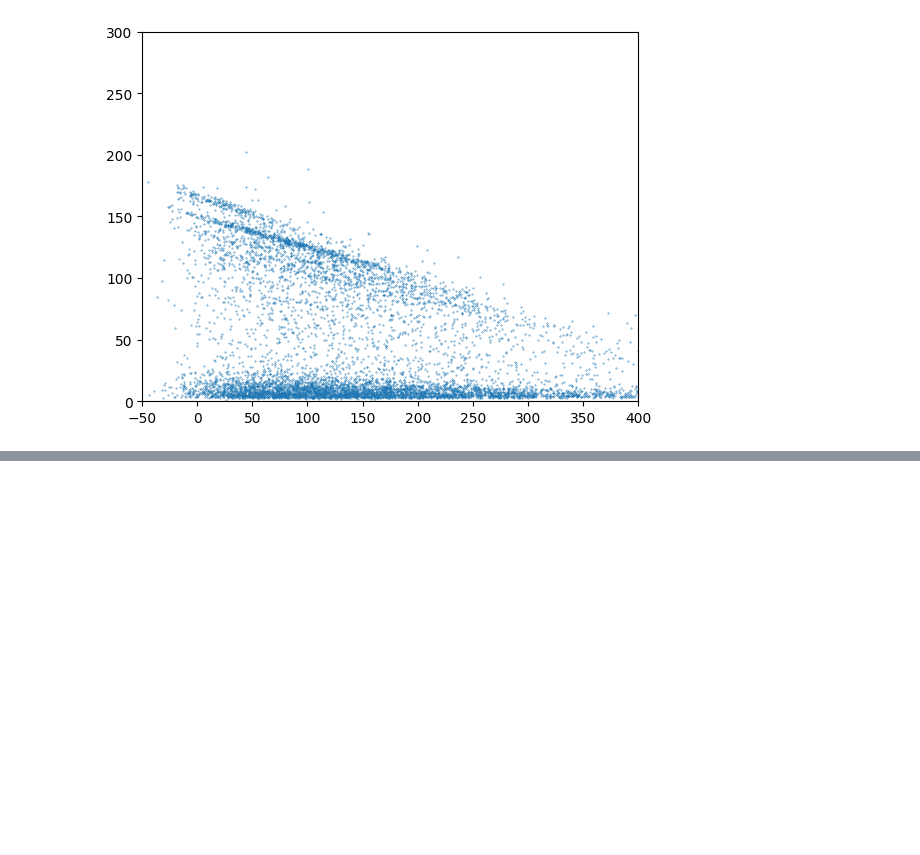
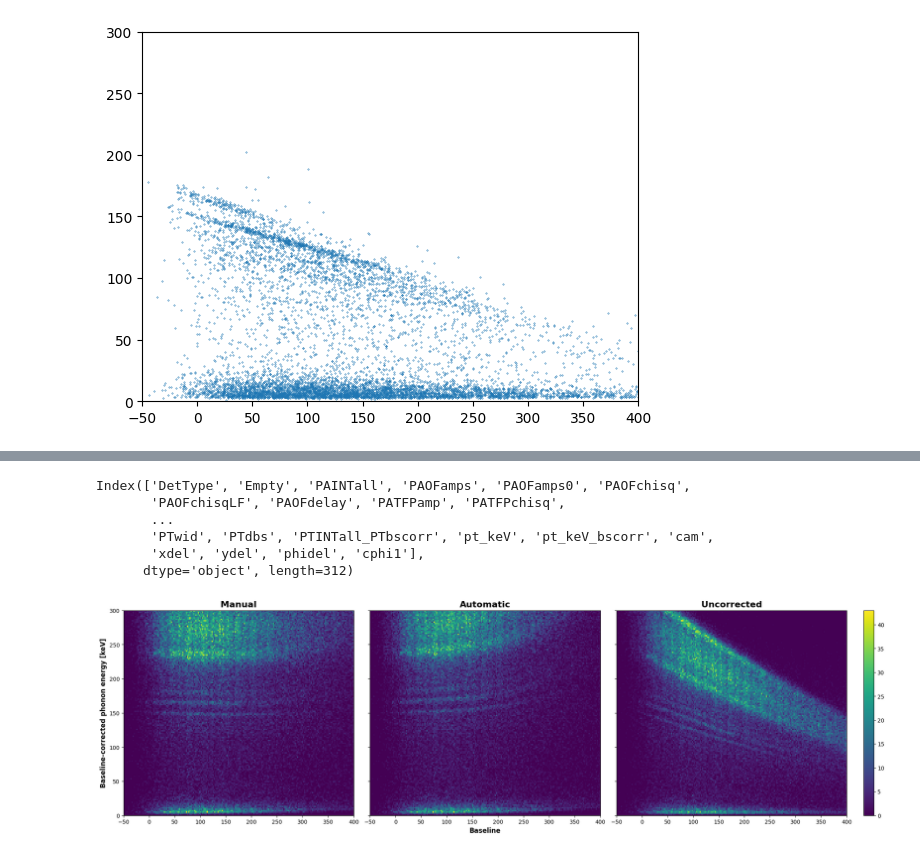
Before and after one commit to villano-lab/R76Analysis, a Jupyter notebook: HV1_Calibration.ipynb, the cells around one changed output, grey strips where cells are left out. Cells and saved outputs as stored; diff of their text form; code cells hidden in the pictures; blank space fills up the shorter version.

```diff
--- a/HV1_Calibration.ipynb
+++ b/HV1_Calibration.ipynb
@@ -156,0 +159,10 @@ Correlations (unreported correlations are < 0.100)
+# %%
+#For figuring out more cuts I can do
+print(z[0].keys())
+# %% [output]
+Index(['DetType', 'Empty', 'PAINTall', 'PAOFamps', 'PAOFamps0', 'PAOFchisq',
+       'PAOFchisqLF', 'PAOFdelay', 'PATFPamp', 'PATFPchisq',
+       ...
+       'PTwid', 'PTdbs', 'PTINTall_PTbscorr', 'pt_keV', 'pt_keV_bscorr', 'cam',
+       'xdel', 'ydel', 'phidel', 'cphi1'],
+      dtype='object', length=312)
@@ -156,0 +172,31 @@ Correlations (unreported correlations are < 0.100)
+# %%
+fig,axs = plt.subplots(1,3,figsize=(20,6),constrained_layout=True,sharey=True)
+ax = axs[0]; ax2 = axs[1]; ax3 = axs[2]
+h = ax.hist2d(z[4]["PFbs"][~z[4]["crand"]]-3000,z[4]["pt_keV_bscorr"][~z[4]["crand"]]
+               ,bins=[np.linspace(-50,400,200),np.linspace(0,300,150)])
+ax.set_ylabel("Baseline-corrected phonon energy [keV]",weight='bold',fontsize=12)
+#ax2 = fig.add_subplot(1,3,2)
+h = ax2.hist2d(z[4]["PFbs"][~z[4]["crand"]]-3000,z[4]["new_bscorr"][~z[4]["crand"]]
+               ,bins=[np.linspace(-50,400,200),np.linspace(0,300,150)])
+#ax3 = fig.add_subplot(1,3,3)
+h = ax3.hist2d(z[4]["PFbs"][~z[4]["crand"]]-3000,z[4]["pt_keV"][~z[4]["crand"]]
+               ,bins=[np.linspace(-50,400,200),np.linspace(0,300,150)])
+ax2.set_xlabel("Baseline",weight='bold',fontsize=12)
+#Based on the calculation I think this might be what I have now? But,
+#Based on the plot it's very clearly not it.
+fig.colorbar(h[3])
+
+ax.set_title("Manual",weight='bold',size=16)
+ax2.set_title("Automatic",weight='bold',size=16)
+ax3.set_title("Uncorrected",weight='bold',size=16)
+
+comment = """
+pointsx = [0,0.22e-6,0.29e-6,0.38e-6] #Measured outputs, not yet known.
+
+plt.axhline(pointsx[1],color='red',linestyle='dotted')
+plt.axhline(pointsx[2],color='red',linestyle='dotted')
+plt.axhline(pointsx[3],color='red',linestyle='dotted')#"""
+
+plt.show()
+# %% [output]
+[figure, added]
```
Also changed, not shown: parts of 2 cells of this notebook.
